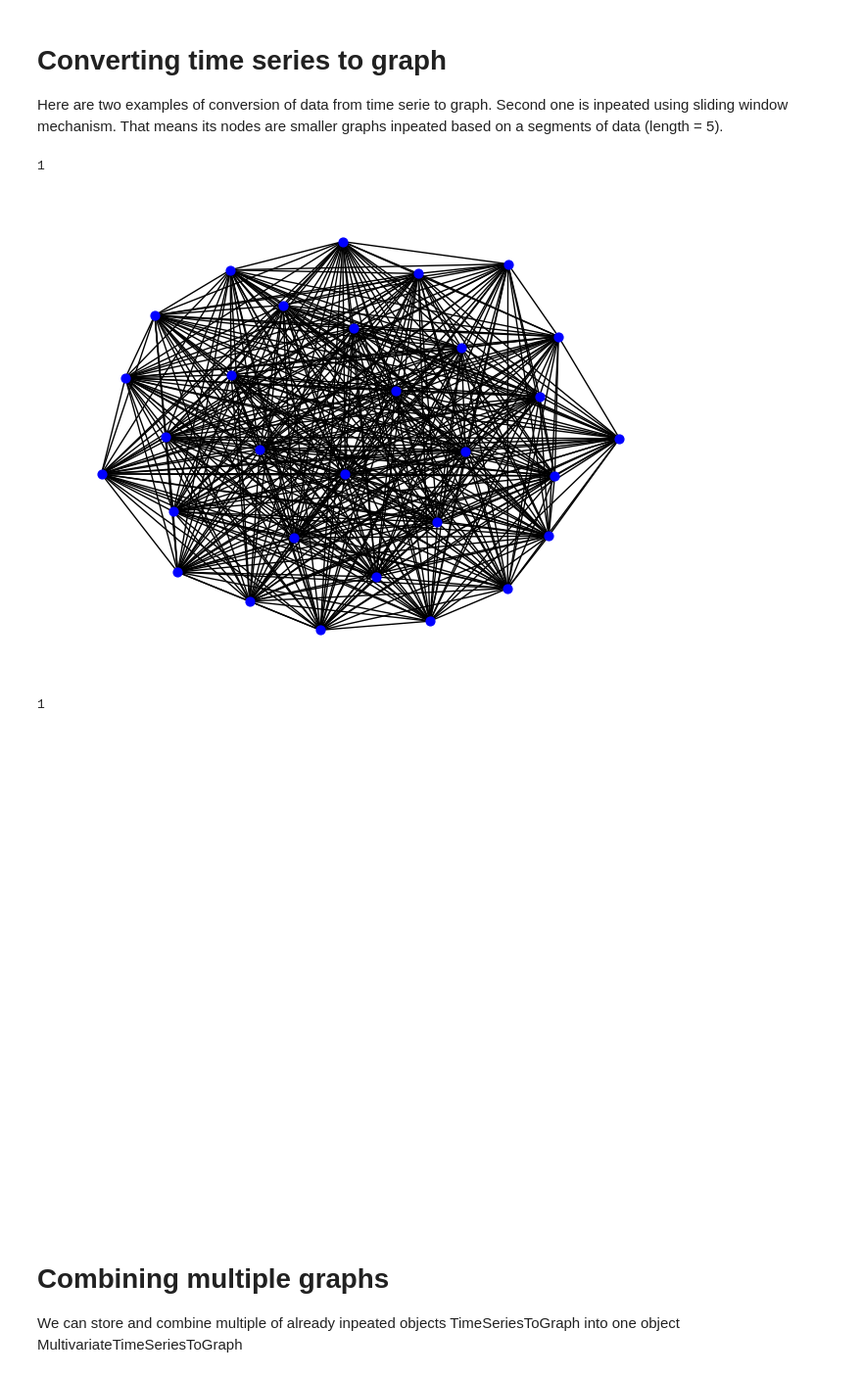
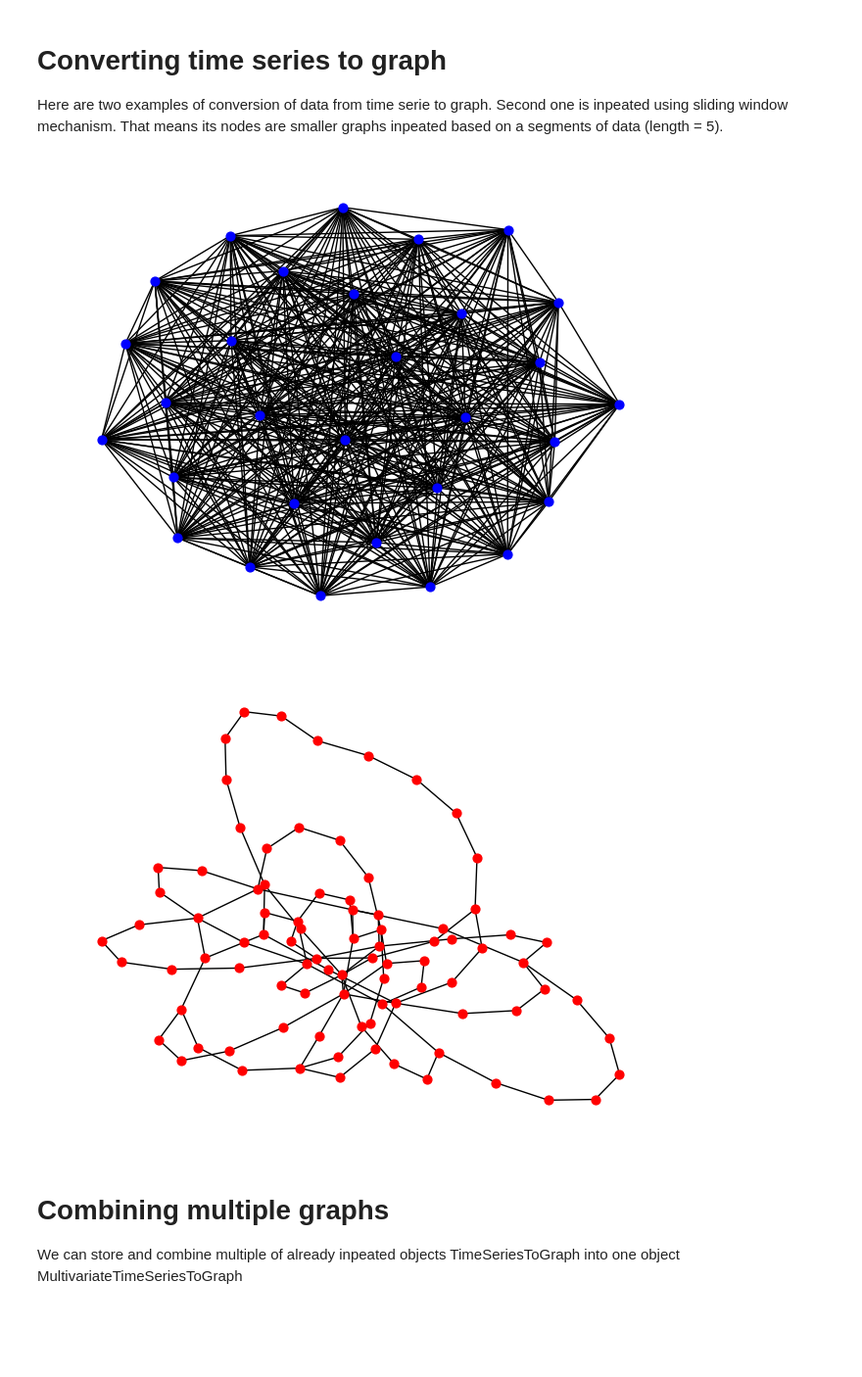
Before and after one commit to zangrcar/ts2g2, a Jupyter notebook: tutorials/demo-ts2g2.ipynb, the cells around one changed output. Shown at 98% size. Saved outputs shown, nothing was run; the diff lists cells and outputs as text; code cells hidden in the pictures; blank space fills up the shorter version.

```diff
--- a/tutorials/demo-ts2g2.ipynb
+++ b/tutorials/demo-ts2g2.ipynb
@@ -49,25 +45,26 @@ apple_path = os.path.join(os.getcwd(), "apple", "APPLE.csv")
 Here are two examples of conversion of data from time serie to graph. Second one is inpeated using sliding window mechanism. That means its nodes are smaller graphs inpeated based on a segments of data (length = 5).
 # %%
 test = sg.TimeSeriesPreprocessing(inp.CsvStock(amazon_path, "Close").from_csv())\
-    .segmentation(60, 90).process()\
+    .add_strategy(sg.Segmentation(60, 90))\
+    .process()\
     .to_graph(gs.NaturalVisibility().with_limit(1).get_strategy())\
     .add_edge(0,2)\
     .add_edge(13, 21, weight = 17)\
     .link(link.LinkNodesWithinGraph().by_value(link.SameValue(2)).seasonalities(15))\
     .draw("blue")
 # %% [output]
-1
 [figure]
 # %%
 x = sg.TimeSeriesPreprocessing(inp.CsvStock(apple_path, "Close").from_csv())\
-    .segmentation(60, 120).sliding_window(5).process()\
+    .add_strategy(sg.Segmentation(60, 190))\
+    .add_strategy(sg.SlidingWindow(5))\
+    .process()\
     .to_graph(gs.NaturalVisibility().get_strategy())\
     .link(link.LinkGraphs().sliding_window())\
     .combine_identical_nodes_slid_win()\
     .draw("red")
 # %% [output]
-1
-[figure, old version]
+[figure, new version]
 # %% [markdown]
 # Combining multiple graphs
 We can store and combine multiple of already inpeated objects TimeSeriesToGraph into one object MultivariateTimeSeriesToGraph
```
Also changed, not shown: parts of 8 cells of this notebook, 4 other files.
